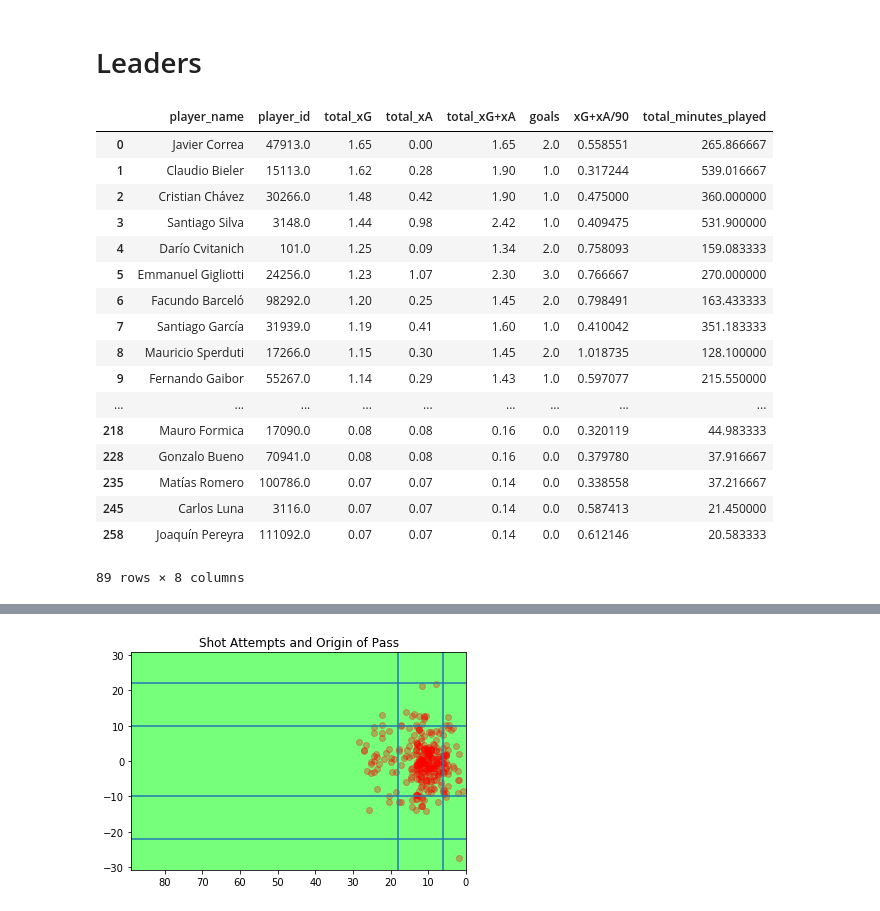
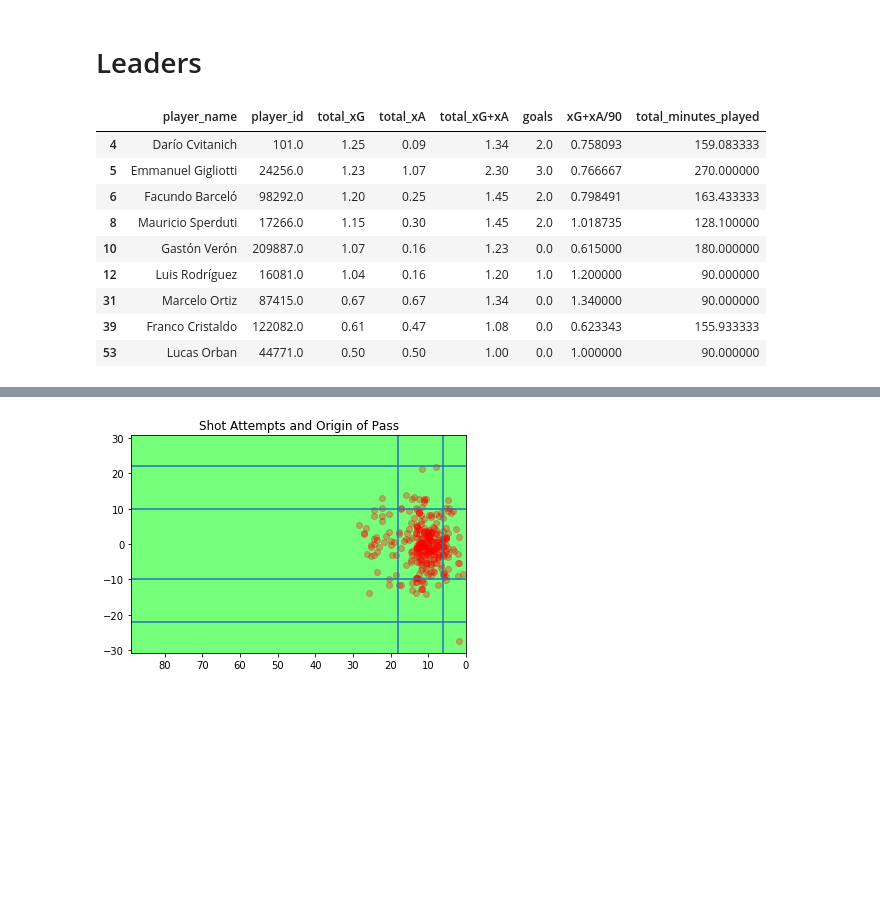
Before and after one commit to d-v-dlee/super_liga_xg, a Jupyter notebook: mongotofinalxg.ipynb, the cells around one changed output, grey strips where cells are left out. Cells and saved outputs as stored; diff of their text form; code cells hidden in the pictures; blank space fills up the shorter version.

```diff
--- a/mongotofinalxg.ipynb
+++ b/mongotofinalxg.ipynb
@@ -165,23 +165,15 @@ final_df.head()
 # %% [markdown]
 # Leaders
 # %%
-final_df[final_df['xG+xA/90'] > 0.3]
+final_df[(final_df['xG+xA/90'] > 0.6) & (final_df['total_minutes_played'] > 80)]
 # %% [output]
 |  | player_name | player_id | total_xG | total_xA | total_xG+xA | goals | xG+xA/90 | total_minutes_played |
-| 0 | Javier Correa | 47913.0 | 1.65 | 0.00 | 1.65 | 2.0 | 0.558551 | 265.866667 |
-| 1 | Claudio Bieler | 15113.0 | 1.62 | 0.28 | 1.90 | 1.0 | 0.317244 | 539.016667 |
-| 2 | Cristian Chávez | 30266.0 | 1.48 | 0.42 | 1.90 | 1.0 | 0.475000 | 360.000000 |
-| 3 | Santiago Silva | 3148.0 | 1.44 | 0.98 | 2.42 | 1.0 | 0.409475 | 531.900000 |
 | 4 | Darío Cvitanich | 101.0 | 1.25 | 0.09 | 1.34 | 2.0 | 0.758093 | 159.083333 |
 | 5 | Emmanuel Gigliotti | 24256.0 | 1.23 | 1.07 | 2.30 | 3.0 | 0.766667 | 270.000000 |
 | 6 | Facundo Barceló | 98292.0 | 1.20 | 0.25 | 1.45 | 2.0 | 0.798491 | 163.433333 |
-| 7 | Santiago García | 31939.0 | 1.19 | 0.41 | 1.60 | 1.0 | 0.410042 | 351.183333 |
 | 8 | Mauricio Sperduti | 17266.0 | 1.15 | 0.30 | 1.45 | 2.0 | 1.018735 | 128.100000 |
-| 9 | Fernando Gaibor | 55267.0 | 1.14 | 0.29 | 1.43 | 1.0 | 0.597077 | 215.550000 |
-| ... | ... | ... | ... | ... | ... | ... | ... | ... |
-| 218 | Mauro Formica | 17090.0 | 0.08 | 0.08 | 0.16 | 0.0 | 0.320119 | 44.983333 |
-| 228 | Gonzalo Bueno | 70941.0 | 0.08 | 0.08 | 0.16 | 0.0 | 0.379780 | 37.916667 |
-| 235 | Matías Romero | 100786.0 | 0.07 | 0.07 | 0.14 | 0.0 | 0.338558 | 37.216667 |
-| 245 | Carlos Luna | 3116.0 | 0.07 | 0.07 | 0.14 | 0.0 | 0.587413 | 21.450000 |
-| 258 | Joaquín Pereyra | 111092.0 | 0.07 | 0.07 | 0.14 | 0.0 | 0.612146 | 20.583333 |
+| 10 | Gastón Verón | 209887.0 | 1.07 | 0.16 | 1.23 | 0.0 | 0.615000 | 180.000000 |
+| 12 | Luis Rodríguez | 16081.0 | 1.04 | 0.16 | 1.20 | 1.0 | 1.200000 | 90.000000 |
+| 31 | Marcelo Ortiz | 87415.0 | 0.67 | 0.67 | 1.34 | 0.0 | 1.340000 | 90.000000 |
+| 39 | Franco Cristaldo | 122082.0 | 0.61 | 0.47 | 1.08 | 0.0 | 0.623343 | 155.933333 |
+| 53 | Lucas Orban | 44771.0 | 0.50 | 0.50 | 1.00 | 0.0 | 1.000000 | 90.000000 |
-89 rows × 8 columns
```
Also changed, not shown: parts of 16 cells of this notebook.
